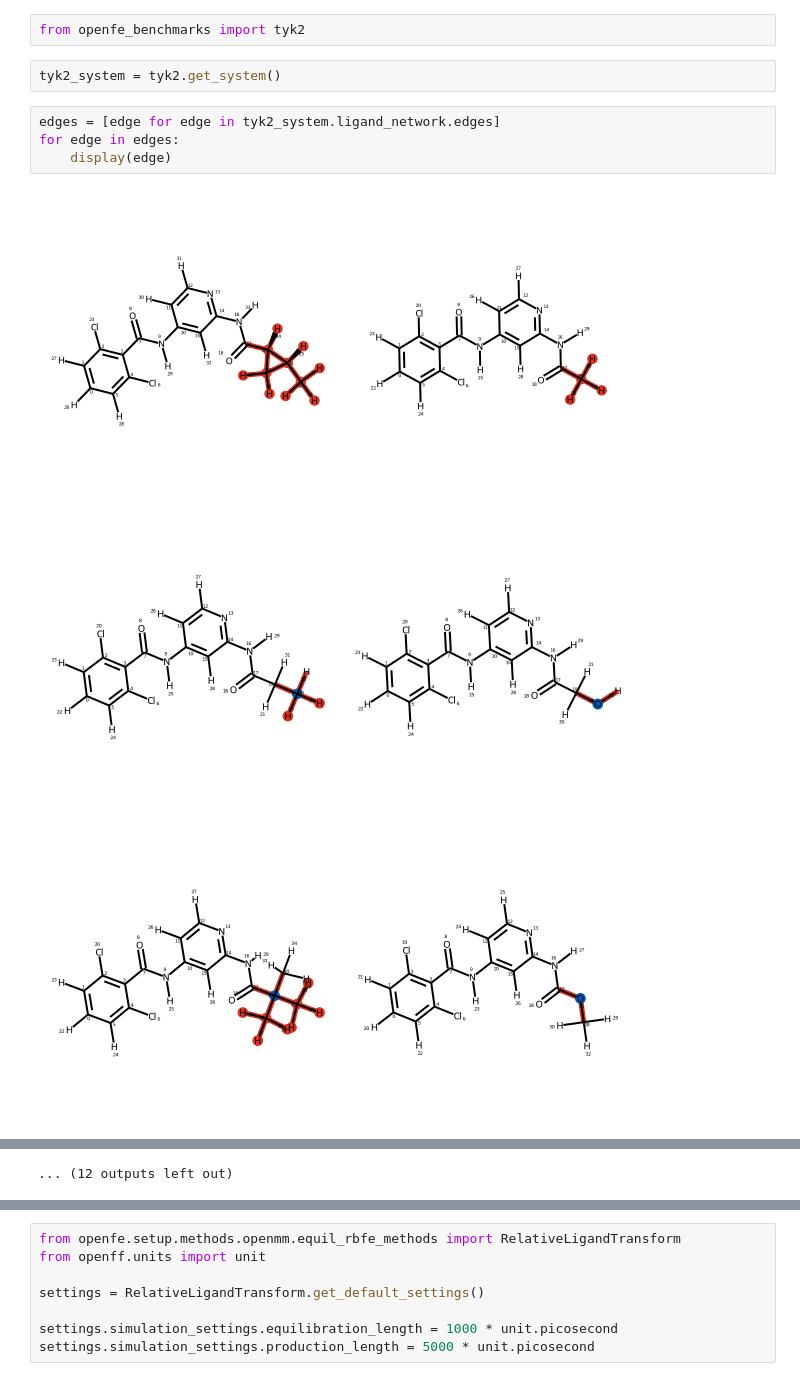
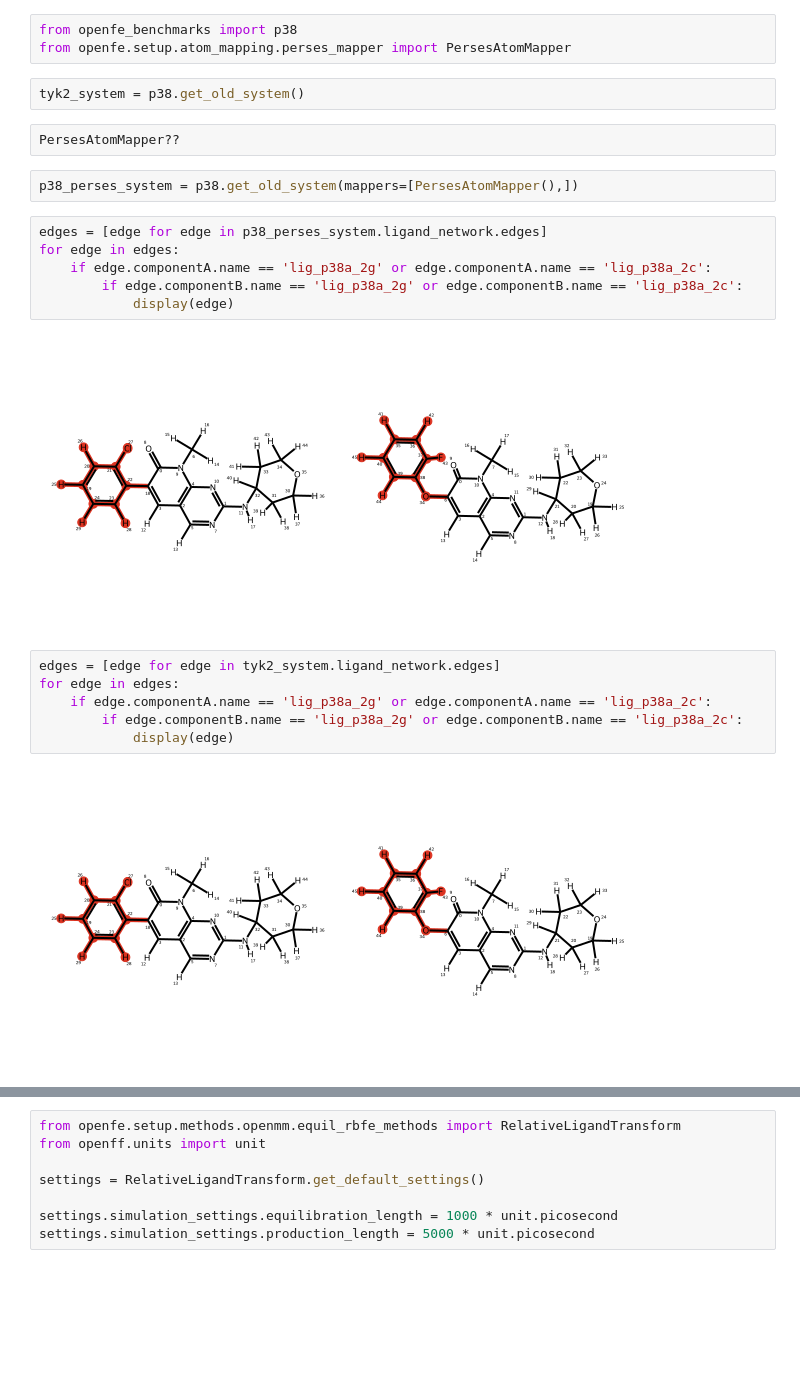
Before and after one commit to OpenFreeEnergy/openfe-benchmarks, a Jupyter notebook: examples/RunningTYK2Edge.ipynb, the cells around one changed output, grey strips where cells are left out. Drawn from its saved outputs; the diff is of its cells as text; blank space fills up the shorter version.

```diff
--- a/examples/RunningTYK2Edge.ipynb
+++ b/examples/RunningTYK2Edge.ipynb
@@ -1,12 +1,25 @@
 # %%
-from openfe_benchmarks import tyk2
+from openfe_benchmarks import p38
+from openfe.setup.atom_mapping.perses_mapper import PersesAtomMapper
 # %%
-tyk2_system = tyk2.get_system()
+tyk2_system = p38.get_old_system()
+# %%
+PersesAtomMapper??
+# %%
+p38_perses_system = p38.get_old_system(mappers=[PersesAtomMapper(),])
+# %%
+edges = [edge for edge in p38_perses_system.ligand_network.edges]
+for edge in edges:
+    if edge.componentA.name == 'lig_p38a_2g' or edge.componentA.name == 'lig_p38a_2c':
+        if edge.componentB.name == 'lig_p38a_2g' or edge.componentB.name == 'lig_p38a_2c':
+            display(edge)
+# %% [output]
+[figure, added]
 # %%
 edges = [edge for edge in tyk2_system.ligand_network.edges]
 for edge in edges:
-    display(edge)
+    if edge.componentA.name == 'lig_p38a_2g' or edge.componentA.name == 'lig_p38a_2c':
+        if edge.componentB.name == 'lig_p38a_2g' or edge.componentB.name == 'lig_p38a_2c':
+            display(edge)
 # %% [output]
-[figure, old version]
+[figure, new version]
-[figure, removed]
-[figure, removed]
@@ -22,3 +26,2 @@ for edge in edges:
-... (12 outputs left out)
 # %%
 from openfe_benchmarks.utils import show_edge_3D
```
Also changed, not shown: parts of 2 cells of this notebook, 6 other files.
